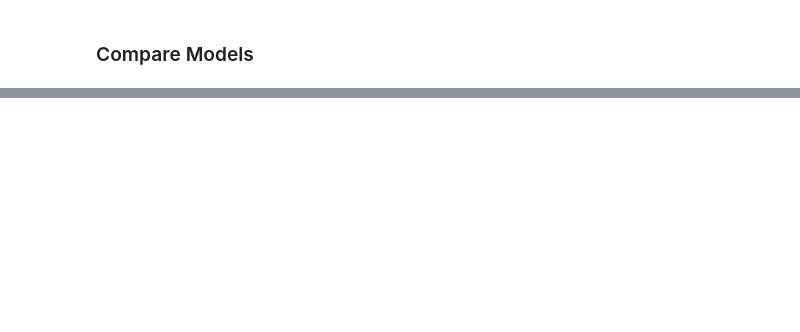
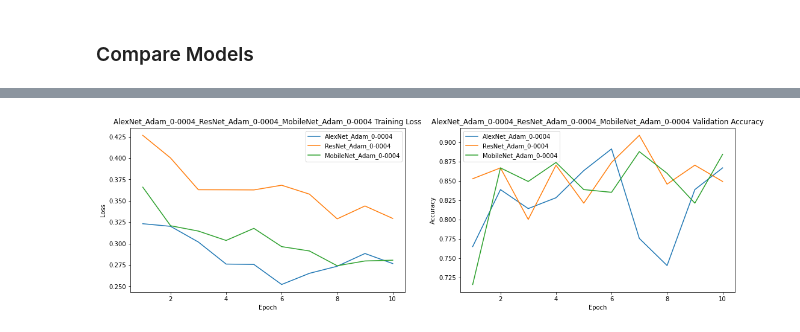
Before and after one commit to ngkhiem97/cv-face-mask-detection, a Jupyter notebook: plot.ipynb, the cells around one changed output, grey strips where cells are left out. Cells and saved outputs as stored; diff of their text form; code cells hidden in the pictures; blank space fills up the shorter version.

```diff
--- a/plot.ipynb
+++ b/plot.ipynb
@@ -83,0 +80,4 @@ plot_best_models([], model_dict)
+# %%
+plot_best_models(['AlexNet_Adam_0-0004', 'ResNet_Adam_0-0004', 'MobileNet_Adam_0-0004'], model_dict)
+# %% [output]
+[figure, added]
```
Also changed, not shown: parts of 5 cells of this notebook.
